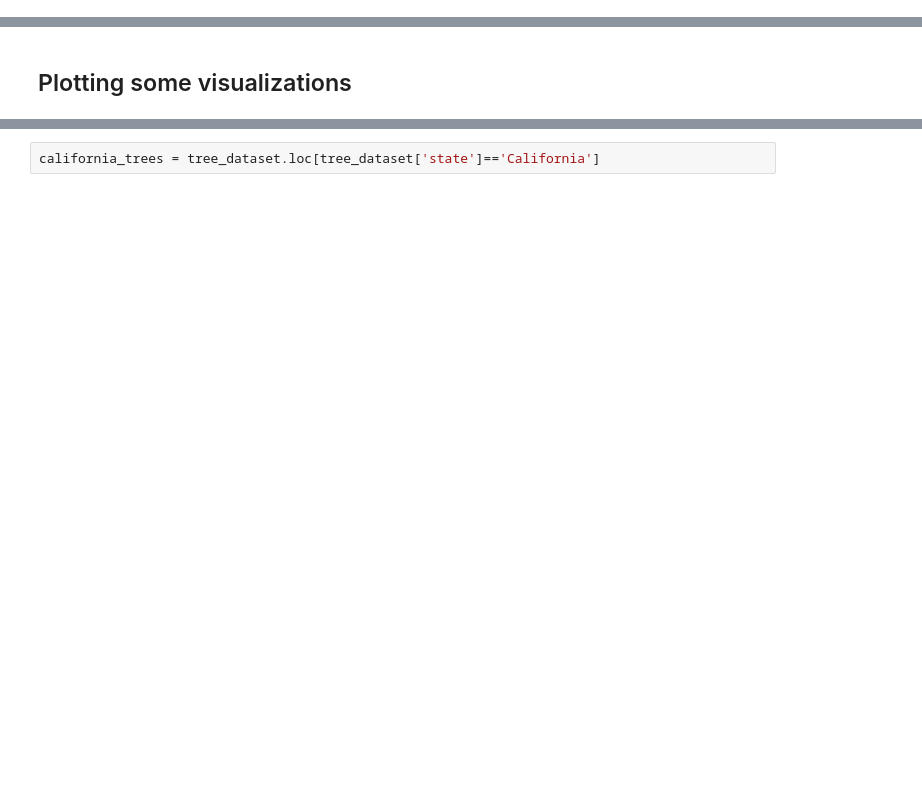
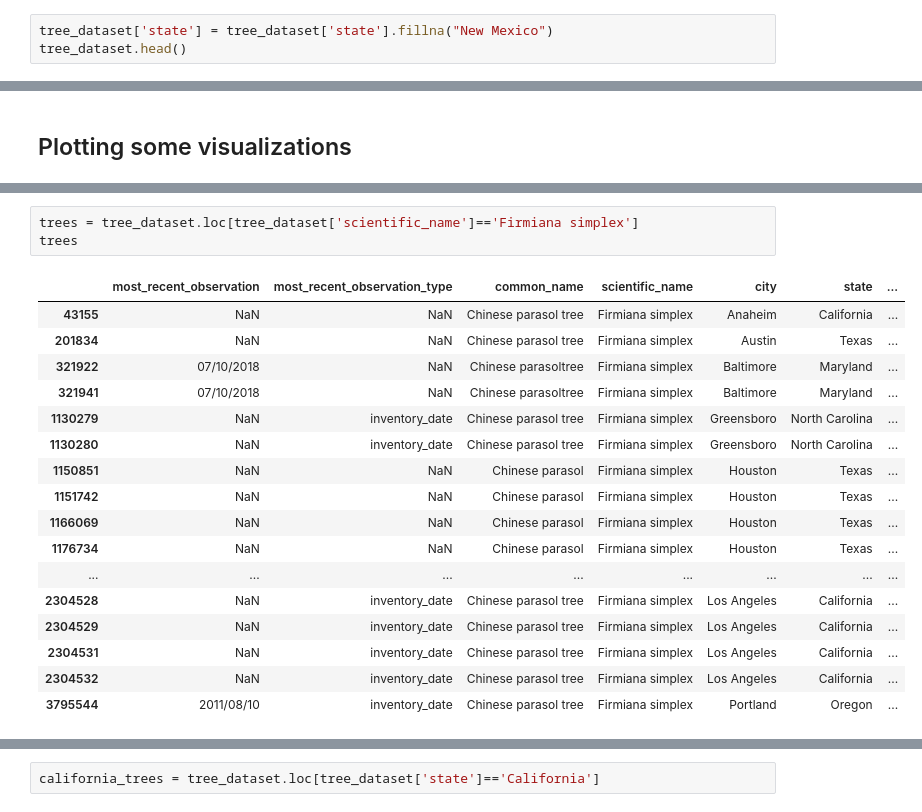
Before and after one commit to VittorioBartolomeoSecondin/DVIS-CAValli_Team, a Jupyter notebook: Assignment1 - Preprocessing.ipynb, the cells around one changed output, grey strips where cells are left out. Saved outputs shown, nothing was run; the diff lists cells and outputs as text; blank space fills up the shorter version.

```diff
--- a/Assignment1 - Preprocessing.ipynb
+++ b/Assignment1 - Preprocessing.ipynb
@@ -46,0 +52,3 @@ tree_dataset.head()
+# %%
+tree_dataset['state'] = tree_dataset['state'].fillna("New Mexico")
+tree_dataset.head()
@@ -142,0 +201,21 @@ print(dataset_63_cities.shape)
+# %%
+trees = tree_dataset.loc[tree_dataset['scientific_name']=='Firmiana simplex']
+trees
+# %% [output]
+|  | most_recent_observation | most_recent_observation_type | common_name | scientific_name | city | state | ... |
+| 43155 | NaN | NaN | Chinese parasol tree | Firmiana simplex | Anaheim | California | ... |
+| 201834 | NaN | NaN | Chinese parasol tree | Firmiana simplex | Austin | Texas | ... |
+| 321922 | 07/10/2018 | NaN | Chinese parasoltree | Firmiana simplex | Baltimore | Maryland | ... |
+| 321941 | 07/10/2018 | NaN | Chinese parasoltree | Firmiana simplex | Baltimore | Maryland | ... |
+| 1130279 | NaN | inventory_date | Chinese parasol tree | Firmiana simplex | Greensboro | North Carolina | ... |
+| 1130280 | NaN | inventory_date | Chinese parasol tree | Firmiana simplex | Greensboro | North Carolina | ... |
+| 1150851 | NaN | NaN | Chinese parasol | Firmiana simplex | Houston | Texas | ... |
+| 1151742 | NaN | NaN | Chinese parasol | Firmiana simplex | Houston | Texas | ... |
+| 1166069 | NaN | NaN | Chinese parasol | Firmiana simplex | Houston | Texas | ... |
+| 1176734 | NaN | NaN | Chinese parasol | Firmiana simplex | Houston | Texas | ... |
+| ... | ... | ... | ... | ... | ... | ... | ... |
+| 2304528 | NaN | inventory_date | Chinese parasol tree | Firmiana simplex | Los Angeles | California | ... |
+| 2304529 | NaN | inventory_date | Chinese parasol tree | Firmiana simplex | Los Angeles | California | ... |
+| 2304531 | NaN | inventory_date | Chinese parasol tree | Firmiana simplex | Los Angeles | California | ... |
+| 2304532 | NaN | inventory_date | Chinese parasol tree | Firmiana simplex | Los Angeles | California | ... |
+| 3795544 | 2011/08/10 | inventory_date | Chinese parasol tree | Firmiana simplex | Portland | Oregon | ... |
```
Also changed, not shown: parts of 33 cells of this notebook.
